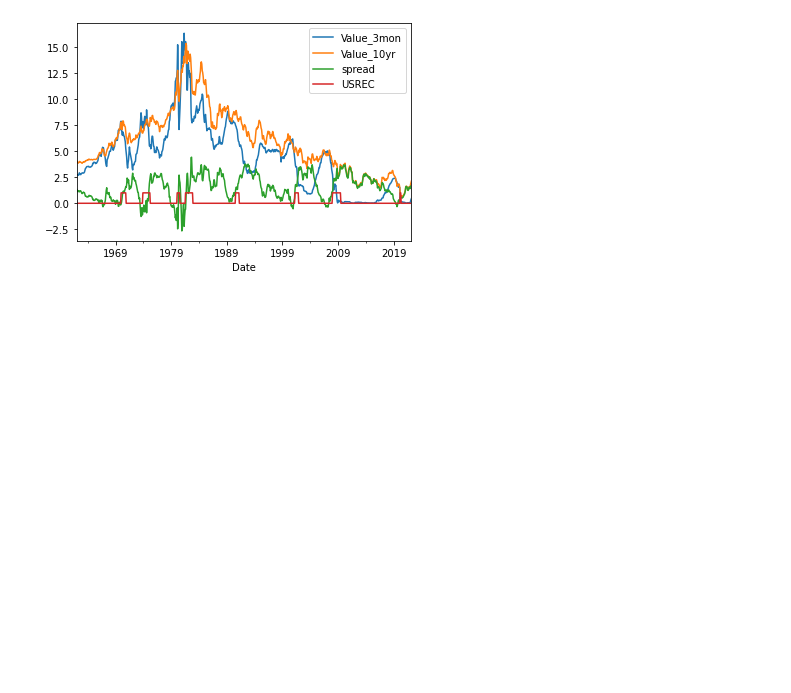
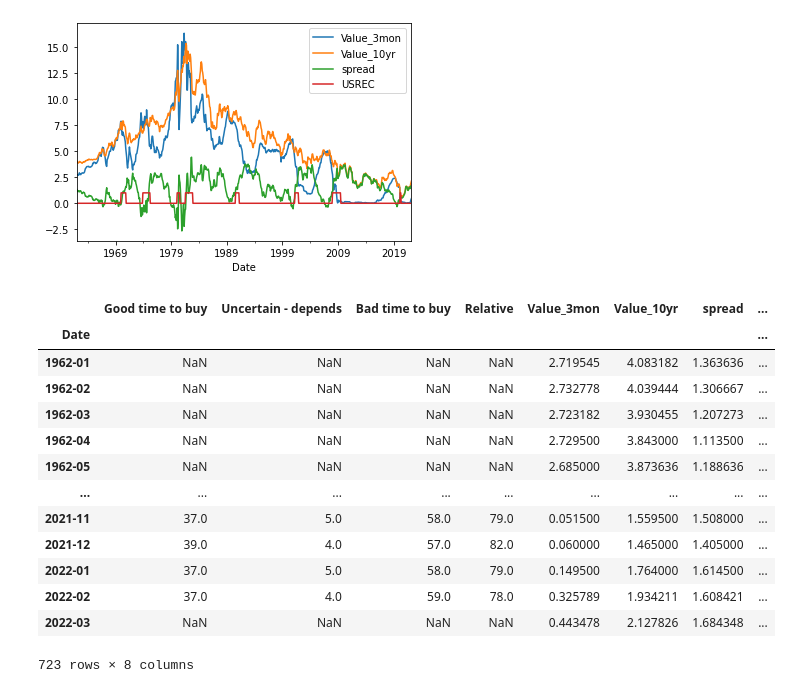
Before and after one commit to DanlBradley/RecessionPredictor, a Jupyter notebook: data_cleaning.ipynb, the cells around one changed output. Cells and saved outputs as stored; diff of their text form; code cells hidden in the pictures; blank space fills up the shorter version.

```diff
--- a/data_cleaning.ipynb
+++ b/data_cleaning.ipynb
@@ -47,3 +83,20 @@ recession_vs_yield = SOC35.join(recession_vs_yield, how = 'right')
 # %%
 #try out the model
 recession_vs_yield.to_csv('data/preprocessed.csv')
+# %%
+recession_vs_yield
+# %% [output]
+|  | Good time to buy | Uncertain - depends | Bad time to buy | Relative | Value_3mon | Value_10yr | spread | ... |
+| Date |  |  |  |  |  |  |  | ... |
+| 1962-01 | NaN | NaN | NaN | NaN | 2.719545 | 4.083182 | 1.363636 | ... |
+| 1962-02 | NaN | NaN | NaN | NaN | 2.732778 | 4.039444 | 1.306667 | ... |
+| 1962-03 | NaN | NaN | NaN | NaN | 2.723182 | 3.930455 | 1.207273 | ... |
+| 1962-04 | NaN | NaN | NaN | NaN | 2.729500 | 3.843000 | 1.113500 | ... |
+| 1962-05 | NaN | NaN | NaN | NaN | 2.685000 | 3.873636 | 1.188636 | ... |
+| ... | ... | ... | ... | ... | ... | ... | ... | ... |
+| 2021-11 | 37.0 | 5.0 | 58.0 | 79.0 | 0.051500 | 1.559500 | 1.508000 | ... |
+| 2021-12 | 39.0 | 4.0 | 57.0 | 82.0 | 0.060000 | 1.465000 | 1.405000 | ... |
+| 2022-01 | 37.0 | 5.0 | 58.0 | 79.0 | 0.149500 | 1.764000 | 1.614500 | ... |
+| 2022-02 | 37.0 | 4.0 | 59.0 | 78.0 | 0.325789 | 1.934211 | 1.608421 | ... |
+| 2022-03 | NaN | NaN | NaN | NaN | 0.443478 | 2.127826 | 1.684348 | ... |
+723 rows × 8 columns
```
Also changed, not shown: parts of 3 cells of this notebook, 1 other file.
